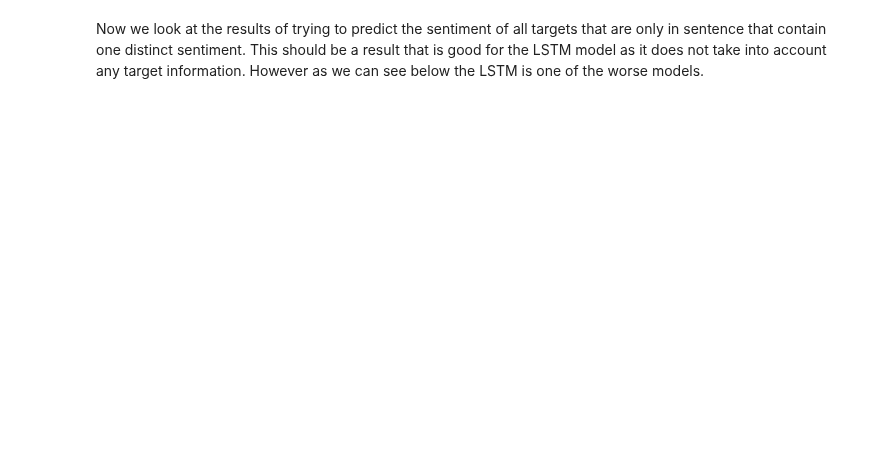
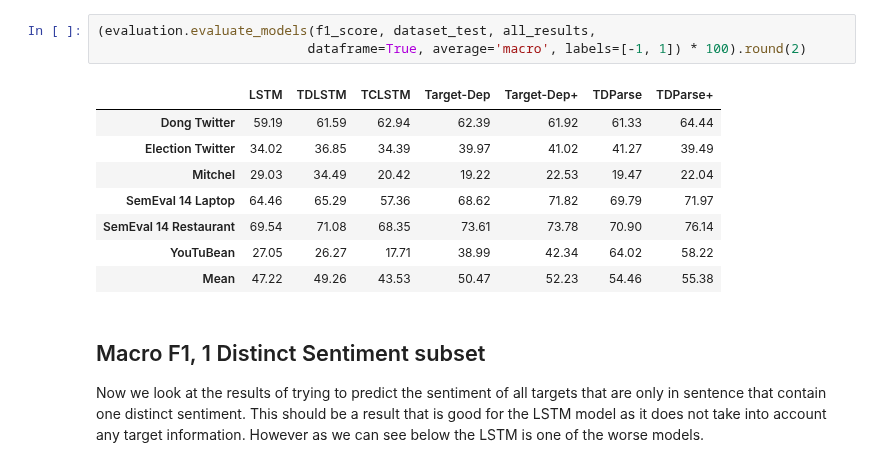
Before and after one commit to apmoore1/Bella, a Jupyter notebook: notebooks/Mass Evaluation Result Analysis.ipynb, the cells around one changed output. Cells and saved outputs as stored; diff of their text form; blank space fills up the shorter version.

```diff
--- a/notebooks/Mass Evaluation Result Analysis.ipynb
+++ b/notebooks/Mass Evaluation Result Analysis.ipynb
@@ -189,2 +106,16 @@ pd.concat((two_way_f1_results, lstm_two_way_f1_results), 1).round(2)
+# %%
+(evaluation.evaluate_models(f1_score, dataset_test, all_results,
+                           dataframe=True, average='macro', labels=[-1, 1]) * 100).round(2)
+# %% [output]
+|  | LSTM | TDLSTM | TCLSTM | Target-Dep | Target-Dep+ | TDParse | TDParse+ |
+| Dong Twitter | 59.19 | 61.59 | 62.94 | 62.39 | 61.92 | 61.33 | 64.44 |
+| Election Twitter | 34.02 | 36.85 | 34.39 | 39.97 | 41.02 | 41.27 | 39.49 |
+| Mitchel | 29.03 | 34.49 | 20.42 | 19.22 | 22.53 | 19.47 | 22.04 |
+| SemEval 14 Laptop | 64.46 | 65.29 | 57.36 | 68.62 | 71.82 | 69.79 | 71.97 |
+| SemEval 14 Restaurant | 69.54 | 71.08 | 68.35 | 73.61 | 73.78 | 70.90 | 76.14 |
+| YouTuBean | 27.05 | 26.27 | 17.71 | 38.99 | 42.34 | 64.02 | 58.22 |
+| Mean | 47.22 | 49.26 | 43.53 | 50.47 | 52.23 | 54.46 | 55.38 |
 # %% [markdown]
+## Macro F1, 1 Distinct Sentiment subset
+
 Now we look at the results of trying to predict the sentiment of all targets that are only in sentence that contain one distinct sentiment. This should be a result that is good for the LSTM model as it does not take into account any target information. However as we can see below the LSTM is one of the worse models.
```
Also changed, not shown: parts of 21 cells of this notebook, 8 other files.
